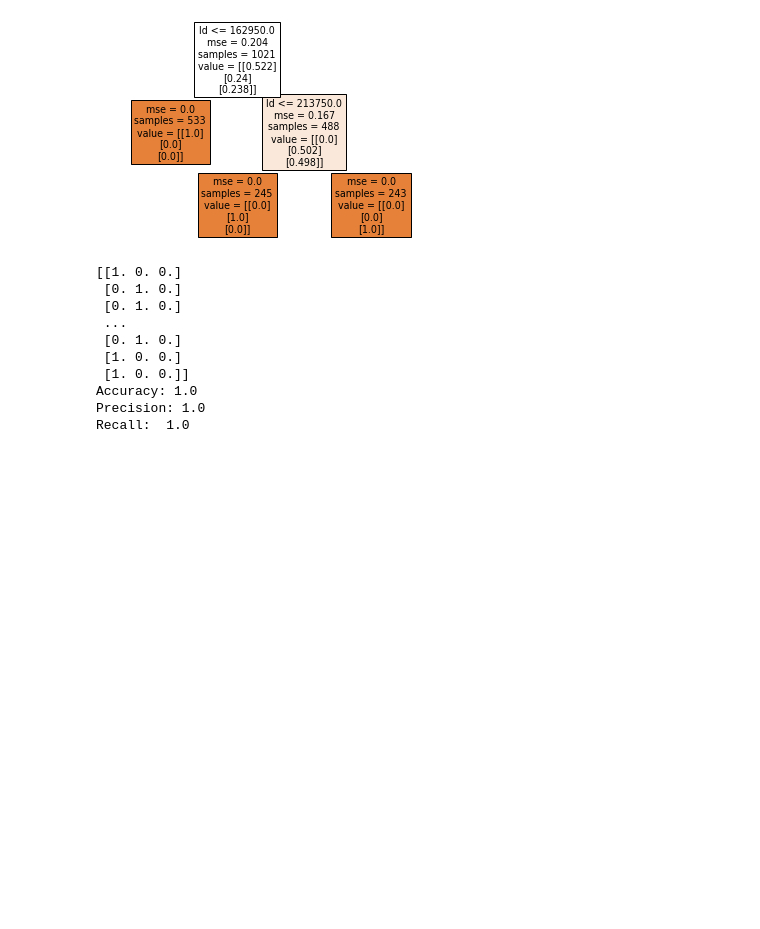
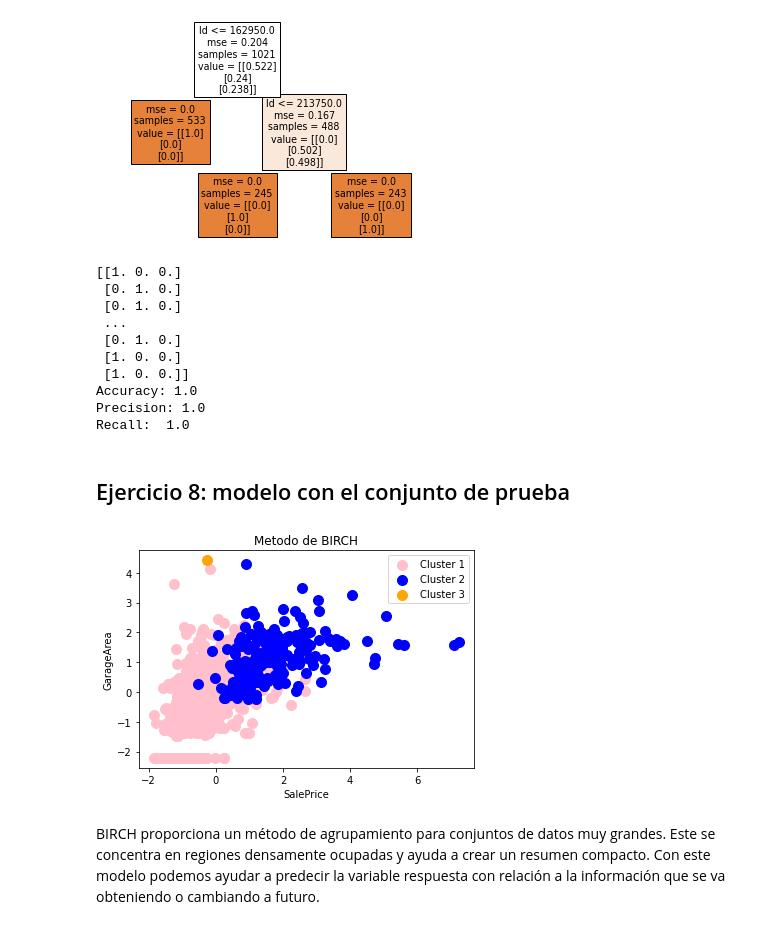
Before and after one commit to JosePabloPonce/MineriaHDT3, a Jupyter notebook: hdt3.ipynb, the cells around one changed output. Cells and saved outputs as stored; diff of their text form; code cells hidden in the pictures; blank space fills up the shorter version.

```diff
--- a/hdt3.ipynb
+++ b/hdt3.ipynb
@@ -312,3 +312,5 @@ print ("Recall: ", metrics.recall_score(y_test2,y_pred,average='weighted'))
 Accuracy: 1.0
 Precision: 1.0
 Recall:  1.0
+# %% [markdown]
+## Ejercicio 8: modelo con el conjunto de prueba
@@ -314,0 +321,21 @@ Recall:  1.0
+# %%
+# Create a Birch object
+model = Birch(n_clusters = 3, threshold = 1.5)
+model.fit(X_scale)
+
+# Get cluster labels
+resultModel = model.predict(X_scale)
+
+# Graficar los clusters
+plt.scatter(X_scale[resultModel==0,0], X_scale[resultModel==0,1], s=100, c='pink', label='Cluster 1')
+plt.scatter(X_scale[resultModel==1,0], X_scale[resultModel==1,1], s=100, c='blue', label='Cluster 2')
+plt.scatter(X_scale[resultModel==2,0], X_scale[resultModel==2,1], s=100, c='orange',  label='Cluster 3')
+plt.xlabel(datos_cluster.columns[0])
+plt.ylabel(datos_cluster.columns[1])
+plt.legend()
+plt.title("Metodo de BIRCH")
+plt.show()
+# %% [output]
+[figure, added]
+# %% [markdown]
+BIRCH proporciona un método de agrupamiento para conjuntos de datos muy grandes. Este se concentra en regiones densamente ocupadas y ayuda a crear un resumen compacto. Con este modelo podemos ayudar a predecir la variable respuesta con relación a la información que se va obteniendo o cambiando a futuro.
```
Also changed, not shown: parts of 7 cells of this notebook.
